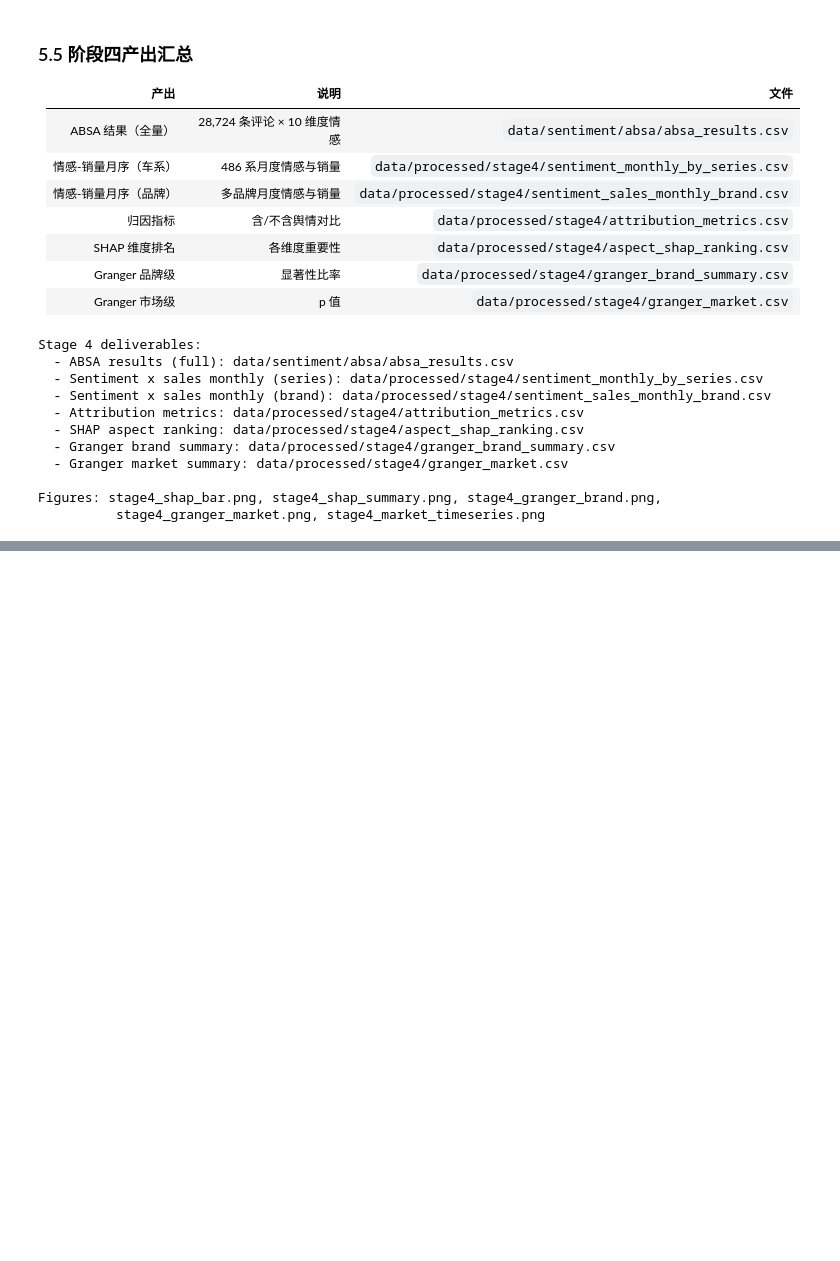
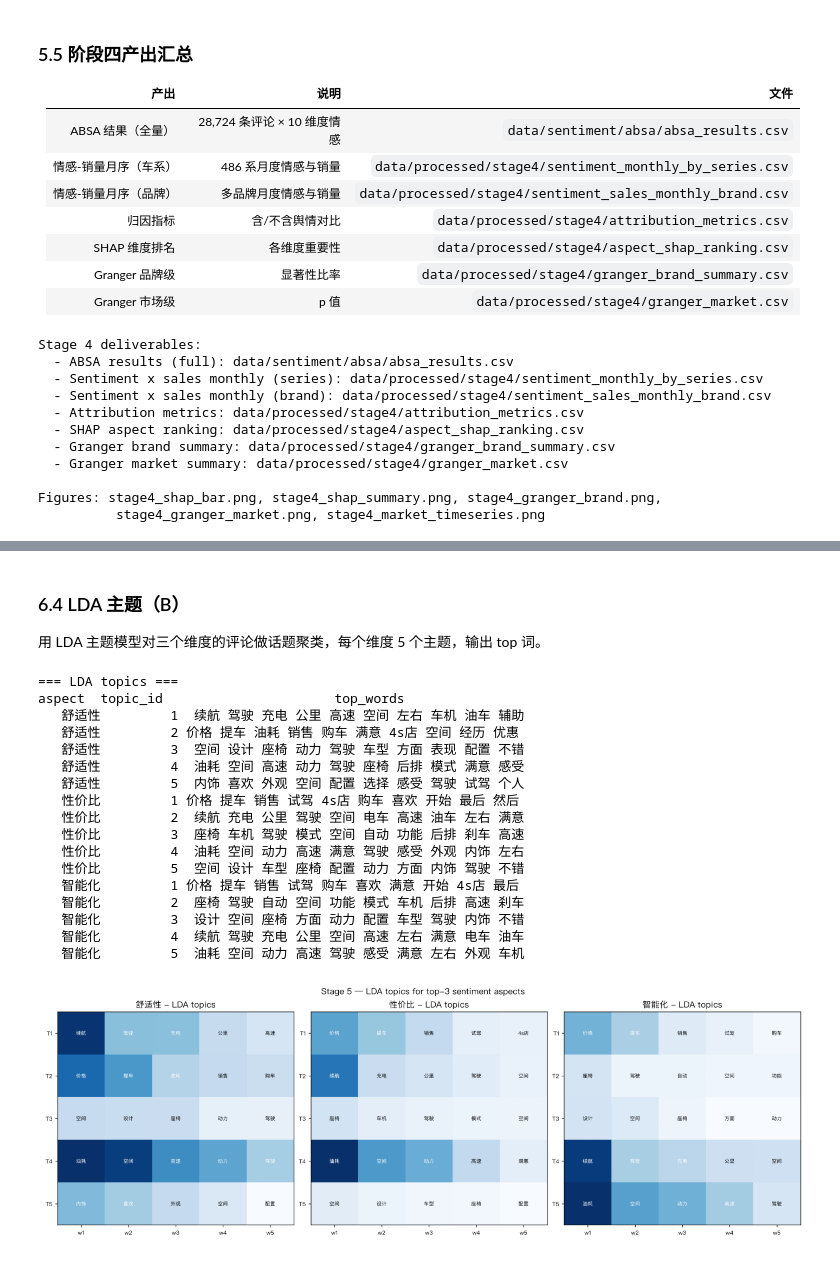
Before and after one commit to Yemyu/AutoPulse, a Jupyter notebook: notebook/AutoPulse_Analysis.ipynb, the cells around one changed output, grey strips where cells are left out. Drawn from its saved outputs; the diff is of its cells as text; code cells hidden in the pictures; blank space fills up the shorter version.

```diff
--- a/notebook/AutoPulse_Analysis.ipynb
+++ b/notebook/AutoPulse_Analysis.ipynb
@@ -991,0 +1105,32 @@ Figures: stage4_shap_bar.png, stage4_shap_summary.png, stage4_granger_brand.png,
+# %% [markdown]
+### 6.4 LDA 主题（B）
+
+用 LDA 主题模型对三个维度的评论做话题聚类，每个维度 5 个主题，输出 top 词。
+# %%
+# Stage 5B: LDA topics for top-3 sentiment aspects
+print('=== LDA topics ===')
+print(lda.to_string(index=False))
+
+p = os.path.join(FIG, 'stage5_lda_topics.png')
+if os.path.exists(p):
+    img = plt.imread(p); fig, ax = plt.subplots(figsize=(15, 5))
+    ax.imshow(img); ax.axis('off'); plt.tight_layout(); plt.show()
+# %% [output]
+=== LDA topics ===
+aspect  topic_id                      top_words
+   舒适性         1  续航 驾驶 充电 公里 高速 空间 左右 车机 油车 辅助
+   舒适性         2 价格 提车 油耗 销售 购车 满意 4s店 空间 经历 优惠
+   舒适性         3  空间 设计 座椅 动力 驾驶 车型 方面 表现 配置 不错
+   舒适性         4  油耗 空间 高速 动力 驾驶 座椅 后排 模式 满意 感受
+   舒适性         5  内饰 喜欢 外观 空间 配置 选择 感受 驾驶 试驾 个人
+   性价比         1 价格 提车 销售 试驾 4s店 购车 喜欢 开始 最后 然后
+   性价比         2  续航 充电 公里 驾驶 空间 电车 高速 油车 左右 满意
+   性价比         3  座椅 车机 驾驶 模式 空间 自动 功能 后排 刹车 高速
+   性价比         4  油耗 空间 动力 高速 满意 驾驶 感受 外观 内饰 左右
+   性价比         5  空间 设计 车型 座椅 配置 动力 方面 内饰 驾驶 不错
+   智能化         1 价格 提车 销售 试驾 购车 喜欢 满意 开始 4s店 最后
+   智能化         2  座椅 驾驶 自动 空间 功能 模式 车机 后排 高速 刹车
+   智能化         3  设计 空间 座椅 方面 动力 配置 车型 驾驶 内饰 不错
+   智能化         4  续航 驾驶 充电 公里 空间 高速 左右 满意 电车 油车
+   智能化         5  油耗 空间 动力 高速 驾驶 感受 满意 左右 外观 车机
+[figure, added]
```
Also changed, not shown: parts of 14 cells of this notebook, 10 other files.
